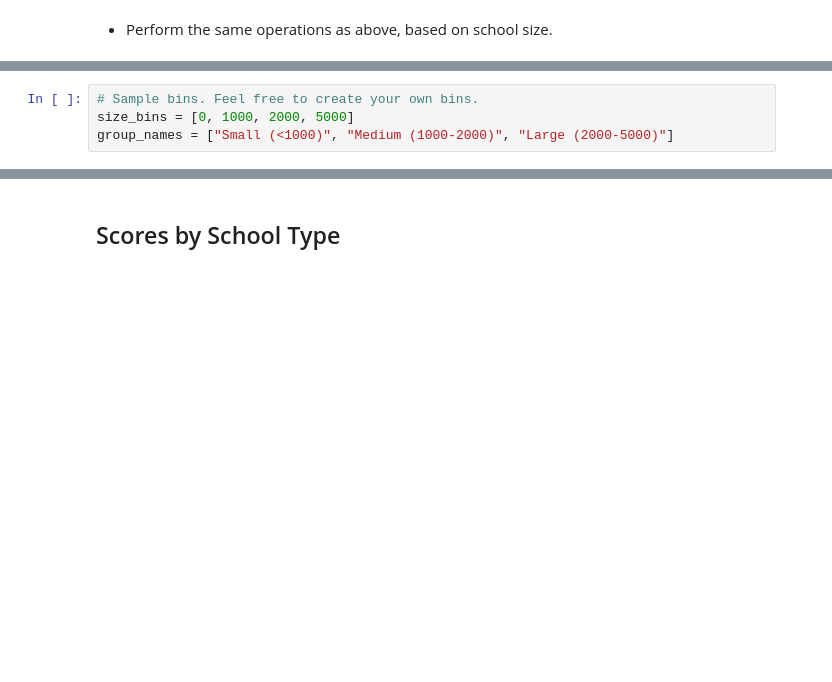
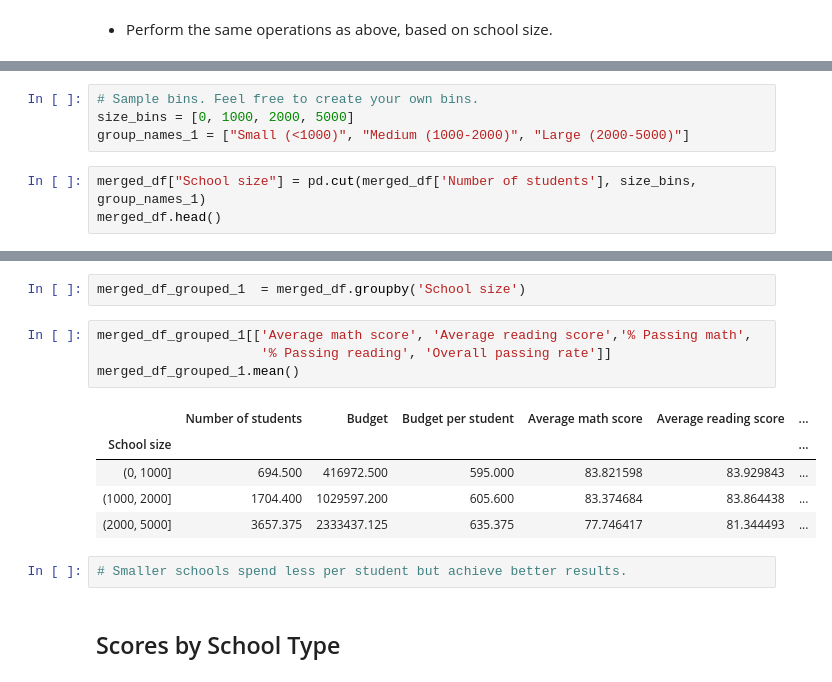
Before and after one commit to fcorreia3/pandas-challenge, a Jupyter notebook: PyCitySchools/PyCitySchools_starter.ipynb, the cells around one changed output, grey strips where cells are left out. Drawn from its saved outputs; the diff is of its cells as text; blank space fills up the shorter version.

```diff
--- a/PyCitySchools/PyCitySchools_starter.ipynb
+++ b/PyCitySchools/PyCitySchools_starter.ipynb
@@ -743,4 +740,7 @@ group_names = ["<$585", "$585-615", "$615-645", "$645-675"]
 # %%
 # Sample bins. Feel free to create your own bins.
 size_bins = [0, 1000, 2000, 5000]
-group_names = ["Small (<1000)", "Medium (1000-2000)", "Large (2000-5000)"]
+group_names_1 = ["Small (<1000)", "Medium (1000-2000)", "Large (2000-5000)"]
+# %%
+merged_df["School size"] = pd.cut(merged_df['Number of students'], size_bins, group_names_1)
+merged_df.head()
@@ -747,3 +754,17 @@ group_names = ["Small (<1000)", "Medium (1000-2000)", "Large (2000-5000)"]
+# %%
+merged_df_grouped_1  = merged_df.groupby('School size')
+# %%
+merged_df_grouped_1[['Average math score', 'Average reading score','% Passing math',
+                     '% Passing reading', 'Overall passing rate']]
+merged_df_grouped_1.mean()
+# %% [output]
+|  | Number of students | Budget | Budget per student | Average math score | Average reading score | ... |
+| School size |  |  |  |  |  | ... |
+| (0, 1000] | 694.500 | 416972.500 | 595.000 | 83.821598 | 83.929843 | ... |
+| (1000, 2000] | 1704.400 | 1029597.200 | 605.600 | 83.374684 | 83.864438 | ... |
+| (2000, 5000] | 3657.375 | 2333437.125 | 635.375 | 77.746417 | 81.344493 | ... |
+# %%
+# Smaller schools spend less per student but achieve better results.
 # %% [markdown]
 ## Scores by School Type
 # %% [markdown]
```
Also changed, not shown: parts of 17 cells of this notebook, 1 other file.
